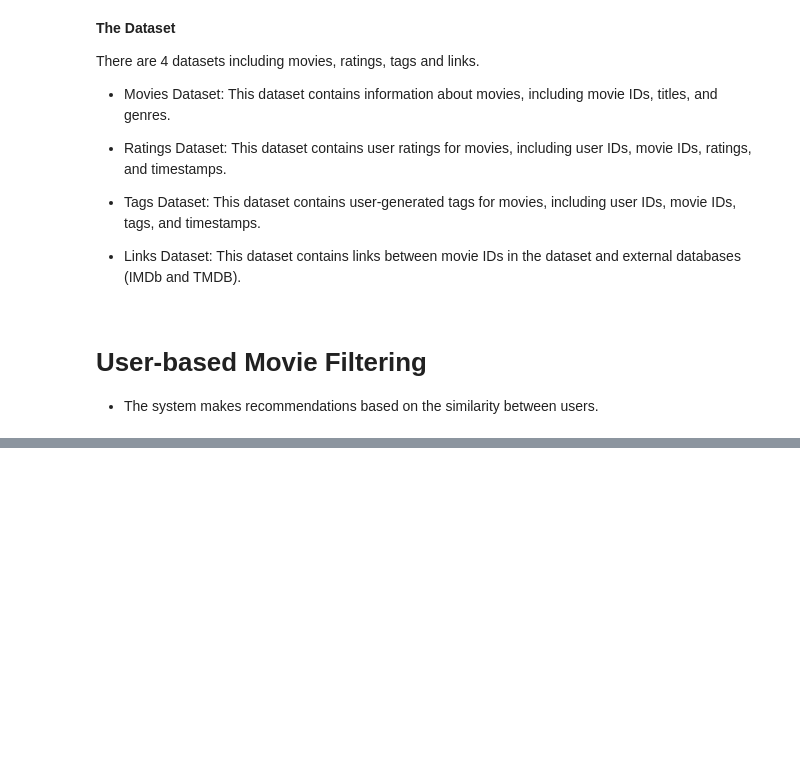
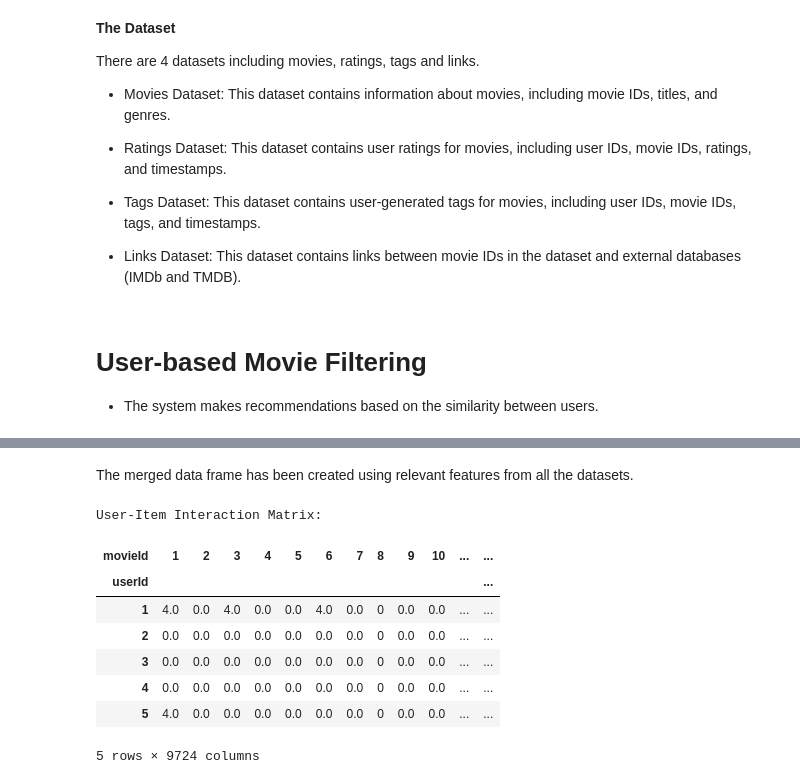
Before and after one commit to MusabUmama/Movie_Recommendation_system, a Jupyter notebook: Recommendation_System.ipynb, the cells around one changed output, grey strips where cells are left out. Drawn from its saved outputs; the diff is of its cells as text; code cells hidden in the pictures; blank space fills up the shorter version.

```diff
--- a/Recommendation_System.ipynb
+++ b/Recommendation_System.ipynb
@@ -22,0 +30,5 @@ IDs, titles, and genres.
+# %%
+# Importing the datasets
+movies_data = pd.read_csv("/content/movies.csv")
+ratings_data = pd.read_csv("/content/ratings.csv")
+tags_data = pd.read_csv("/content/tags.csv")
@@ -22,0 +53,5 @@ IDs, titles, and genres.
+# %%
+# Deleting the null rows
+movies_data.dropna(inplace=True)
+ratings_data.dropna(inplace=True)
+tags_data.dropna(inplace=True)
@@ -22,0 +81,6 @@ IDs, titles, and genres.
+# %%
+# Merging the Ratings and Tags datasets based on 'movieId' and 'userId'
+user_interactions_data = pd.merge(ratings_data, tags_data, on=['userId', 'movieId'], how='outer')
+
+# Merging the user_interactions dataframe with the Movies dataset based on 'movieId' to create merged data frame
+merged_data = pd.merge(user_interactions_data, movies_data, on='movieId', how='left')
@@ -22,0 +96,2 @@ IDs, titles, and genres.
+# %% [markdown]
+The merged data frame has been created using relevant features from all the datasets.
@@ -22,0 +100,3 @@ IDs, titles, and genres.
+# %%
+# Creating a user-item interaction matrix
+interaction_matrix = pd.pivot_table(merged_data, values='rating', index='userId', columns='movieId', fill_value=0)
@@ -22,0 +112,13 @@ IDs, titles, and genres.
+# %%
+print("User-Item Interaction Matrix:")
+interaction_matrix.head()
+# %% [output]
+User-Item Interaction Matrix:
+| movieId | 1 | 2 | 3 | 4 | 5 | 6 | 7 | 8 | 9 | 10 | ... | ... |
+| userId |  |  |  |  |  |  |  |  |  |  |  | ... |
+| 1 | 4.0 | 0.0 | 4.0 | 0.0 | 0.0 | 4.0 | 0.0 | 0 | 0.0 | 0.0 | ... | ... |
+| 2 | 0.0 | 0.0 | 0.0 | 0.0 | 0.0 | 0.0 | 0.0 | 0 | 0.0 | 0.0 | ... | ... |
+| 3 | 0.0 | 0.0 | 0.0 | 0.0 | 0.0 | 0.0 | 0.0 | 0 | 0.0 | 0.0 | ... | ... |
+| 4 | 0.0 | 0.0 | 0.0 | 0.0 | 0.0 | 0.0 | 0.0 | 0 | 0.0 | 0.0 | ... | ... |
+| 5 | 4.0 | 0.0 | 0.0 | 0.0 | 0.0 | 0.0 | 0.0 | 0 | 0.0 | 0.0 | ... | ... |
+5 rows × 9724 columns
```
Also changed, not shown: parts of 17 cells of this notebook.
